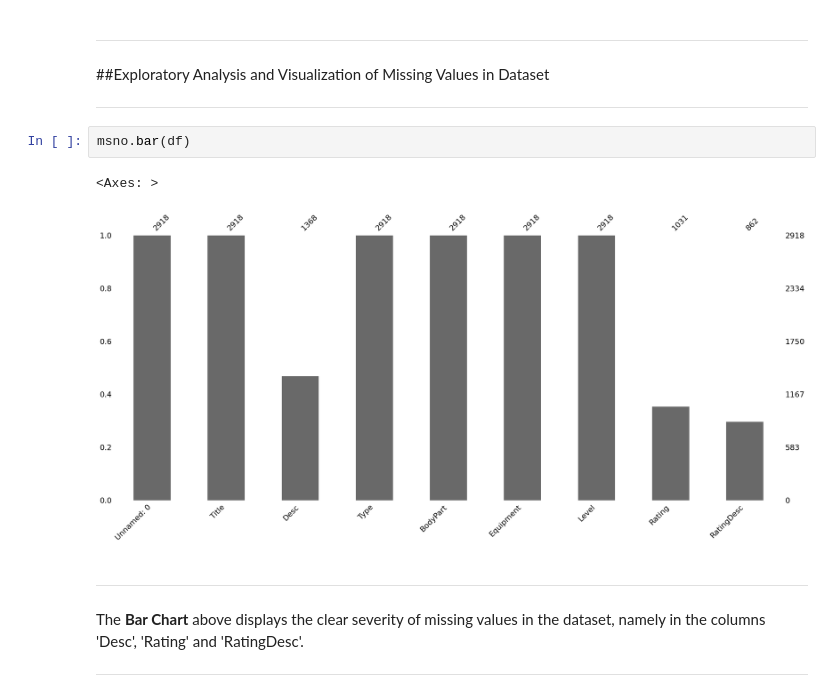
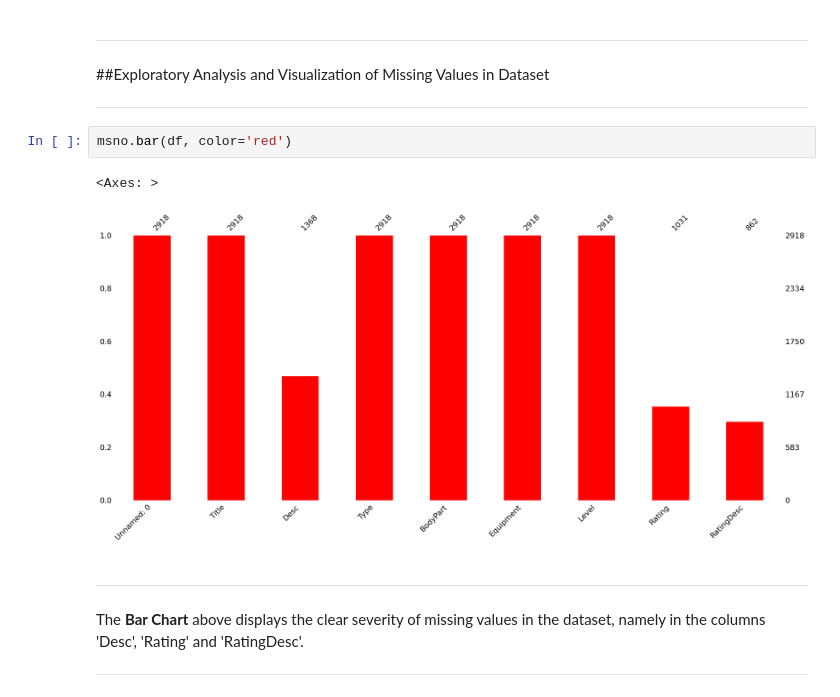
Before and after one commit to adelicia-js/gym-eda, a Jupyter notebook: Gym_EDA.ipynb, the cells around one changed output. Cells and saved outputs as stored; diff of their text form.

Commit message:
minor additions to data description and visualization

```diff
--- a/Gym_EDA.ipynb
+++ b/Gym_EDA.ipynb
@@ -97,10 +97,10 @@ dtype: int64
 
 ---
 # %%
-msno.bar(df)
+msno.bar(df, color='red')
 # %% [output]
 <Axes: >
-[figure, old version]
+[figure, new version]
 # %% [markdown]
 ---
 The **Bar Chart** above displays the clear severity of missing values in the dataset, namely in the columns 'Desc', 'Rating' and 'RatingDesc'.
```
Also changed, not shown: parts of 5 cells of this notebook.
